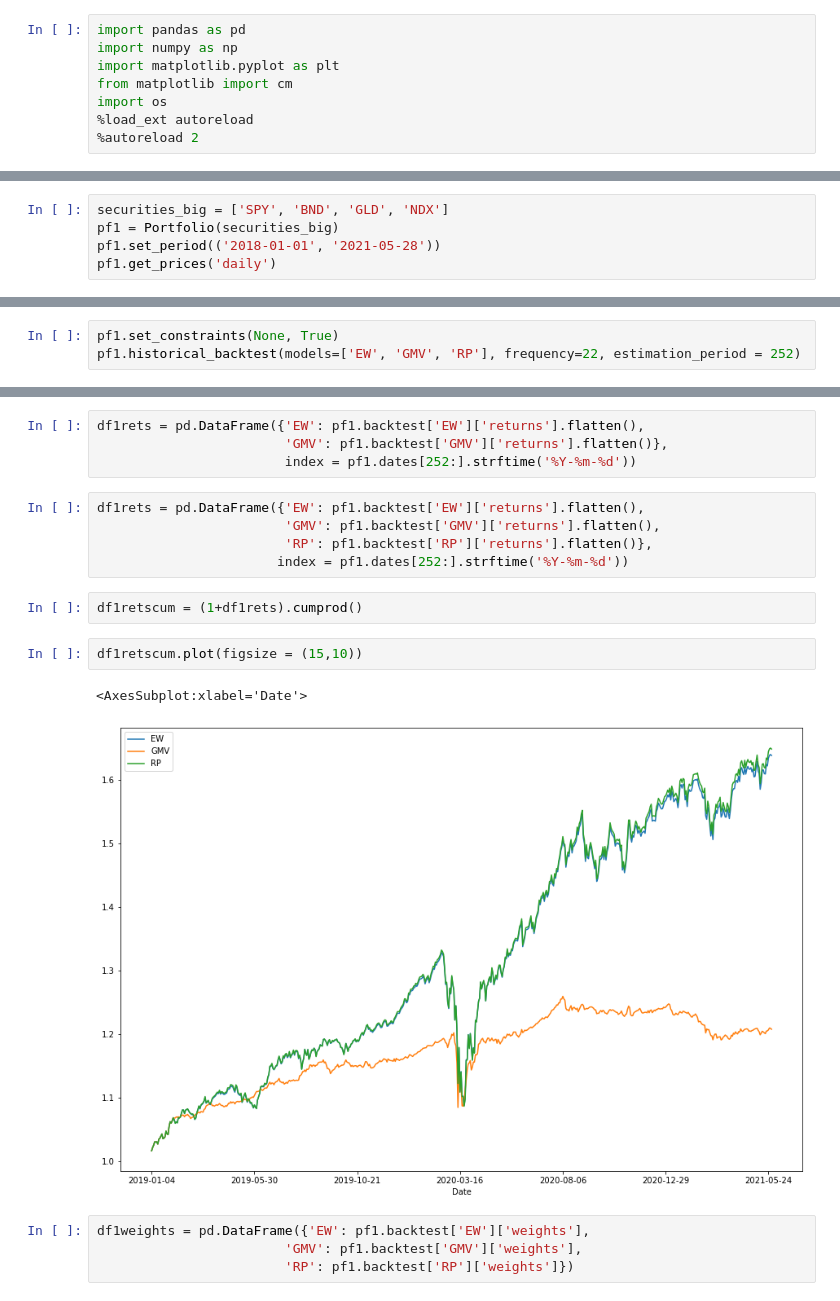
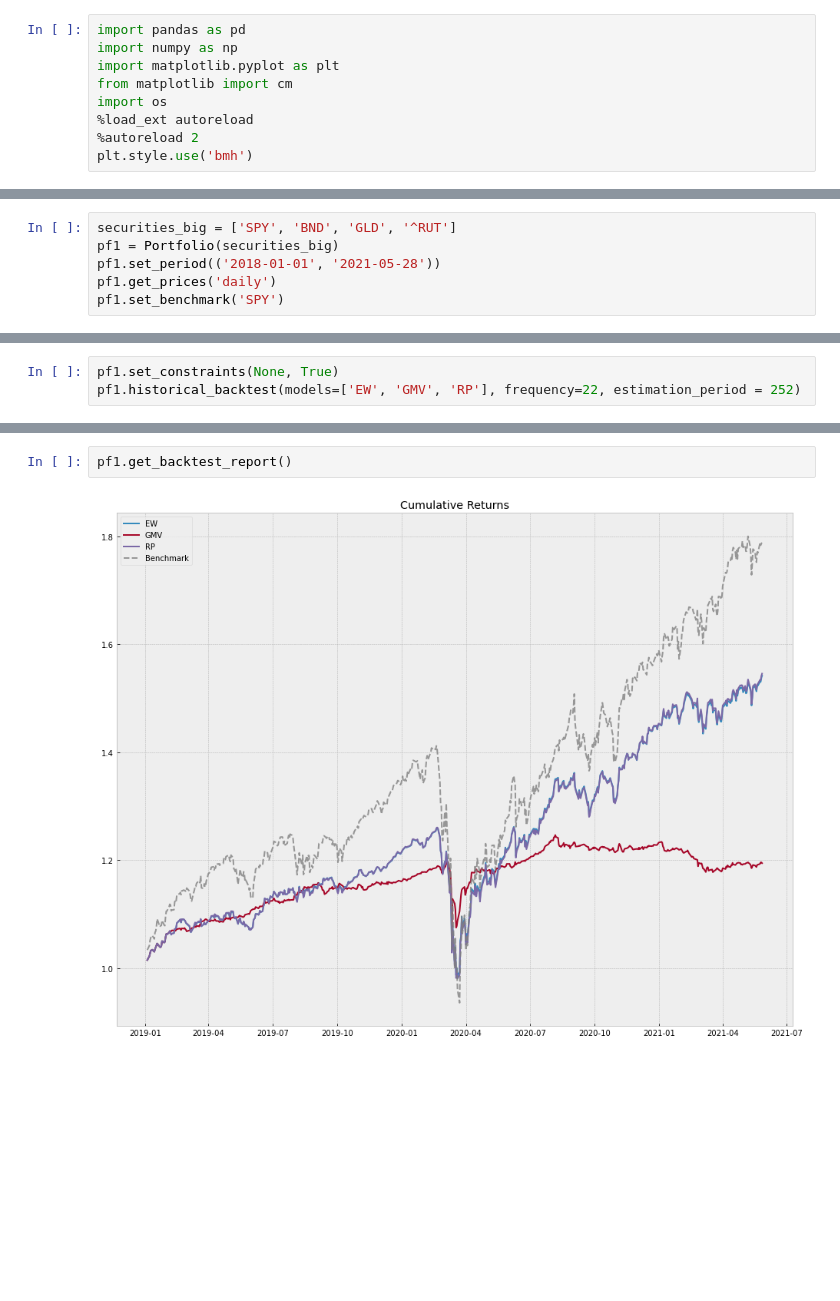
Before and after one commit to matus-jan-lavko/portfolio_swissknife, a Jupyter notebook: examples/01_backtesting.ipynb, the cells around one changed output, grey strips where cells are left out. Saved outputs shown, nothing was run; the diff lists cells and outputs as text; blank space fills up the shorter version.

Commit message:
working on plots

```diff
--- a/examples/01_backtesting.ipynb
+++ b/examples/01_backtesting.ipynb
@@ -8,3 +8,4 @@ from matplotlib import cm
 import os
 %load_ext autoreload
 %autoreload 2
+plt.style.use('bmh')
@@ -21,9 +20,10 @@ import optimization as opt
 ## 1. Loading Data and Setup
 - We first load the data using the `Portfolio` class and it's associated method `get_prices`. The analysis is restricted by a period required to be set by `set_period`.
 # %%
-securities_big = ['SPY', 'BND', 'GLD', 'NDX']
+securities_big = ['SPY', 'BND', 'GLD', '^RUT']
 pf1 = Portfolio(securities_big)
 pf1.set_period(('2018-01-01', '2021-05-28'))
 pf1.get_prices('daily')
+pf1.set_benchmark('SPY')
 # %% [output]
 [*********************100%***********************]  4 of 4 completed
@@ -38,21 +36,5 @@ dfrets = df1.loc['returns']
-# %%
-df1rets = pd.DataFrame({'EW': pf1.backtest['EW']['returns'].flatten(),
-                        'GMV': pf1.backtest['GMV']['returns'].flatten()},
-                        index = pf1.dates[252:].strftime('%Y-%m-%d'))
-# %%
-df1rets = pd.DataFrame({'EW': pf1.backtest['EW']['returns'].flatten(),
-                        'GMV': pf1.backtest['GMV']['returns'].flatten(),
-                        'RP': pf1.backtest['RP']['returns'].flatten()},
-                       index = pf1.dates[252:].strftime('%Y-%m-%d'))
-# %%
-df1retscum = (1+df1rets).cumprod()
-# %%
-df1retscum.plot(figsize = (15,10))
-# %% [output]
-<AxesSubplot:xlabel='Date'>
-[figure, removed]
-# %%
-df1weights = pd.DataFrame({'EW': pf1.backtest['EW']['weights'],
-                        'GMV': pf1.backtest['GMV']['weights'],
-                        'RP': pf1.backtest['RP']['weights']})
+# %%
+pf1.get_backtest_report()
+# %% [output]
+[figure, added]
 # %%
```
Also changed, not shown: parts of 9 cells of this notebook, 4 other files.
